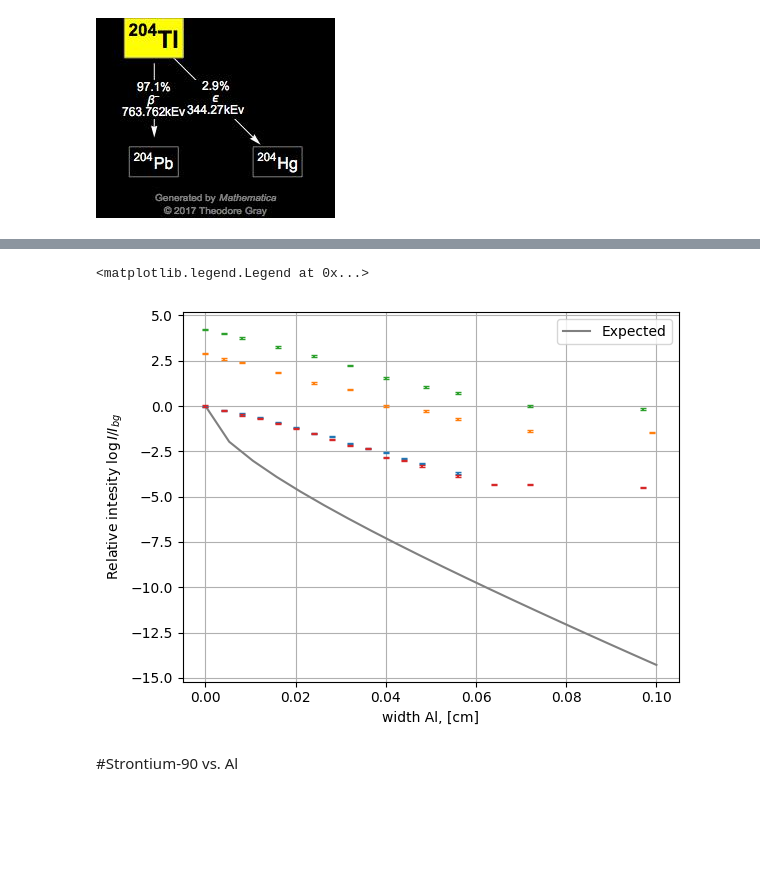
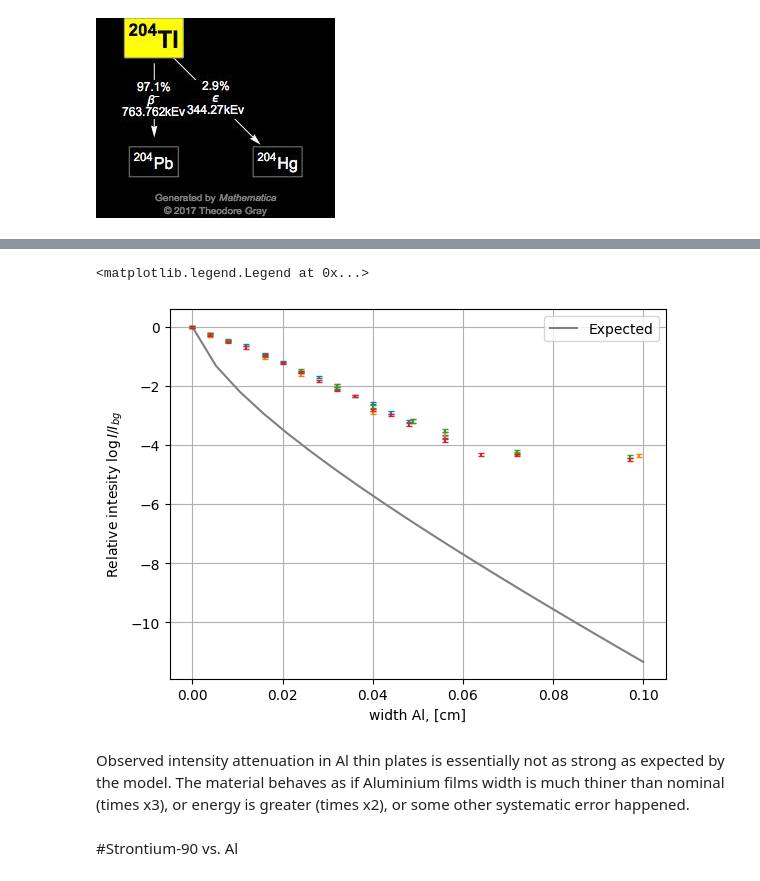
Before and after one commit to evgeny-kolonsky/Lab4, a Jupyter notebook: NU/Attenuation_model.ipynb, the cells around one changed output, grey strips where cells are left out. Saved outputs shown, nothing was run; the diff lists cells and outputs as text; code cells hidden in the pictures; blank space fills up the shorter version.

```diff
--- a/NU/Attenuation_model.ipynb
+++ b/NU/Attenuation_model.ipynb
@@ -420,10 +400,0 @@ plt.yscale('log')
-# %%
-for depth in np.linspace(0, depth_max, 4):
-  i_spectrum  = I0 * 0
-  i_spectrum += I0 * np.exp(- mu_spectrum_gamma * depth * rho)
-  i_spectrum += I0_beta * np.exp(- mu_spectrum_beta * depth * rho)
-  plt.plot(Espace, i_spectrum, label=f' depth {depth:.1f} cm')
-
-plt.legend()
-plt.xlabel('Energy, MeV')
-plt.ylabel('Intensity spectrum, a.u.')
@@ -433,13 +401,19 @@ Text(0, 0.5, 'Intensity spectrum, a.u.')
 # %%
-total_i = np.array([])
+total_beta = np.array([])
+total_gamma = np.array([])
 depths = np.linspace(0, depth_max, 100)
 for depth in depths:
-  s = np.sum(I0 * np.exp(- mu_spectrum_gamma * depth * rho) )
-  s += np.sum(I0_beta * np.exp(- mu_spectrum_beta * depth * rho) )
-  total_i = np.append(total_i, s )
+  s = np.sum(I0_gamma * np.exp(- mu_spectrum_gamma * depth * rho) )
+  total_gamma = np.append(total_gamma, s )
+  s = np.sum(I0_beta * np.exp(- mu_spectrum_beta * depth * rho) )
+  total_beta = np.append(total_beta, s )
 
-total_i /= total_i[0]
-plt.plot(depths, np.log(total_i), color='gray', label='Expected')
+total_beta /= total_beta[0]
+total_gamma /= total_gamma[0]
+#plt.plot(depths, np.log(total_beta), label='Expected beta')
+plt.plot(depths, np.log(total_gamma), label='Expected gamma')
+plt.xlabel('Depth, cm')
+plt.ylabel('Relative intensity')
 
 # station 4
 # Co-60_3
@@ -458,10 +432,11 @@ for num in [3]:
   I_err = delta * I_rel
   log_I_rel = I_err / I_rel # error of log
 
-  plt.errorbar(d, np.log(I_rel), yerr=log_I_rel, linestyle='', capsize=2)
+  plt.errorbar(d, np.log(I_rel), yerr=log_I_rel, linestyle='', capsize=2, label='Observed')
 
 plt.xlabel(f'width {material}, [cm]')
 plt.ylabel(r'Relative intesity $\log I/I_{bg}$')
+#plt.ylim(-2, 0.1)
 plt.grid()
 
 plt.legend()
@@ -502,39 +452,50 @@ plt.yscale('log')
+# %%
+# Thallium-204
+material = 'Al'
+depth_max = 0.1 #cm
+rho = 2.7 # g/cm3
+
+I0_beta  = zero_spectrum()
+I0_beta += beta_spectrum(0.763)
+#I0_beta += beta_spectrum(0.344)
+mu_spectrum_beta = mu_interpolate(Espace, material=material, rays='beta')
 # %%
 total_i = np.array([])
 depths = np.linspace(0, depth_max, 20)
 for depth in depths:
   s = np.sum(I0_beta * np.exp(- mu_spectrum_beta * depth * rho) )
   total_i = np.append(total_i, s )
 
 total_i /= total_i[0]
 plt.plot(depths, np.log(total_i), color='gray', label='Expected')
 
 URL = 'https://raw.githubusercontent.com/tphlabs/data/main/Lab4_Nuclear/2023_12_28/'
 
 for num in [2, 3, 5, 7]:
   filename = f'Tl-204_{num}.txt'
   d, counts, time = np.genfromtxt( URL + filename, unpack=True)
 
   # sort by d
   idx = np.argsort(d)
 
-
   d = d * 1e-1 # mm -> cm
   delta = 1/np.sqrt(counts) # relative error
   I = counts / time
-  I_rel = I / I[0] # relative
+  I_rel = I / np.max(I) # relative
   I_err = delta * I_rel
   log_I_rel = I_err / I_rel # error of log
 
   plt.errorbar(d, np.log(I_rel), capsize=2, yerr=log_I_rel, linestyle='')
 
 plt.xlabel('width Al, [cm]')
 plt.ylabel(r'Relative intesity $\log I/I_{bg}$')
 plt.grid()
 plt.legend()
 # %% [output]
 <matplotlib.legend.Legend at 0x...>
-[figure, old version]
+[figure, new version]
+# %% [markdown]
+Observed intensity attenuation in Al thin plates is essentially not as strong as expected by the model. The material behaves as if Aluminium films width is much thiner than nominal (times x3), or energy is greater (times x2), or some other systematic error happened.
 # %% [markdown]
 #Strontium-90 vs. Al
 # %% [markdown]
```
Also changed, not shown: parts of 21 cells of this notebook.
